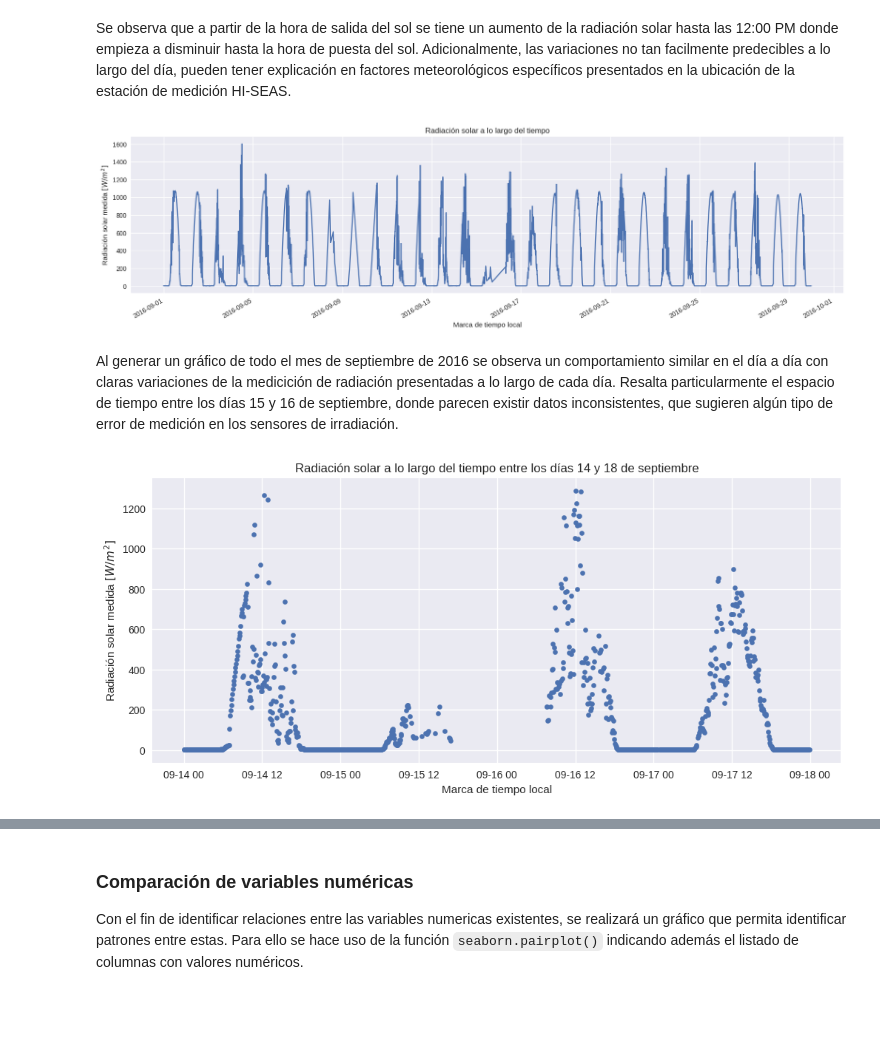
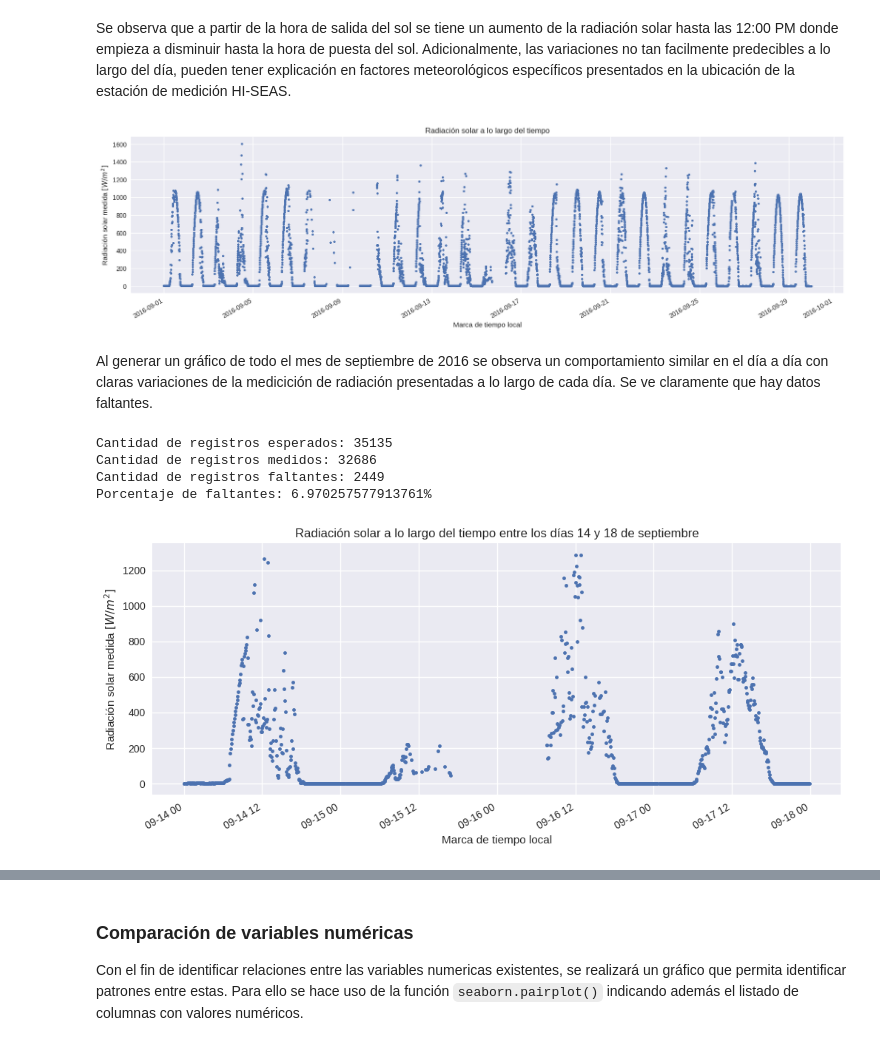
Before and after one commit to MoisesGuerreroUdeA/Seminario-Analitica-CDatos, a Jupyter notebook: jupyter/ME03/ME03_dataset2.ipynb, the cells around one changed output, grey strips where cells are left out. Saved outputs shown, nothing was run; the diff lists cells and outputs as text; code cells hidden in the pictures; blank space fills up the shorter version.

Commit message:
Actualización notebook entrega irradiación

```diff
--- a/jupyter/ME03/ME03_dataset2.ipynb
+++ b/jupyter/ME03/ME03_dataset2.ipynb
@@ -371,6 +371,7 @@ df_prep[df_prep.DatetimeLocal.between('2016-09-01', '2016-09-30')].plot(
     x = 'DatetimeLocal',
     y = 'Radiation',
     grid = True,
+    style = '.',
     figsize = (20, 5),
     legend = False)
 plt.xlabel('Marca de tiempo local')
@@ -378,20 +379,38 @@ plt.ylabel('Radiación solar medida $[W/m^{2}]$')
 plt.title('Radiación solar a lo largo del tiempo')
 plt.show()
 # %% [output]
-[figure, old version]
+[figure, new version]
 # %% [markdown]
-Al generar un gráfico de todo el mes de septiembre de 2016 se observa un comportamiento similar en el día a día con claras variaciones de la medicición de radiación presentadas a lo largo de cada día. Resalta particularmente el espacio de tiempo entre los días 15 y 16 de septiembre, donde parecen existir datos inconsistentes, que sugieren algún tipo de error de medición en los sensores de irradiación.
+Al generar un gráfico de todo el mes de septiembre de 2016 se observa un comportamiento similar en el día a día con claras variaciones de la medicición de radiación presentadas a lo largo de cada día. Se ve claramente que hay datos faltantes.
+# %%
+# Realizamos un listado de muestras esperadas con frecuencia de 5 minutos
+s = pd.date_range(start=df_prep['DatetimeLocal'].min(), end=df_prep['DatetimeLocal'].max(), freq='5min', inclusive='both')
+
+# Comparamos con la cantidad de registros reales en nuestro dataframe
+faltantes = len(s) - len(df_prep['DatetimeLocal'])
+
+print(f"Cantidad de registros esperados: {len(s)}")
+print(f"Cantidad de registros medidos: {len(df_prep['DatetimeLocal'])}")
+print(f"Cantidad de registros faltantes: {faltantes}")
+print(f"Porcentaje de faltantes: {(faltantes/len(s))*100}%")
+# %% [output]
+Cantidad de registros esperados: 35135
+Cantidad de registros medidos: 32686
+Cantidad de registros faltantes: 2449
+Porcentaje de faltantes: 6.970257577913761%
 # %%
 # Gráfico para los días 14 y 18 de septiembre 2016
-df_prep[df_prep.DatetimeLocal.between('2016-09-14', '2016-09-18')].plot.scatter(
+df_prep[df_prep.DatetimeLocal.between('2016-09-14', '2016-09-18')].plot(
     x = 'DatetimeLocal',
     y = 'Radiation',
     grid = True,
+    style = '.',
     figsize = (12, 5),
-    legend = False)
+    legend = False,
+    )
 plt.xlabel('Marca de tiempo local')
 plt.ylabel('Radiación solar medida $[W/m^{2}]$')
 plt.title('Radiación solar a lo largo del tiempo entre los días 14 y 18 de septiembre')
 plt.show()
 # %% [output]
-[figure, old version]
+[figure, new version]
```
Also changed, not shown: parts of 20 cells of this notebook.
